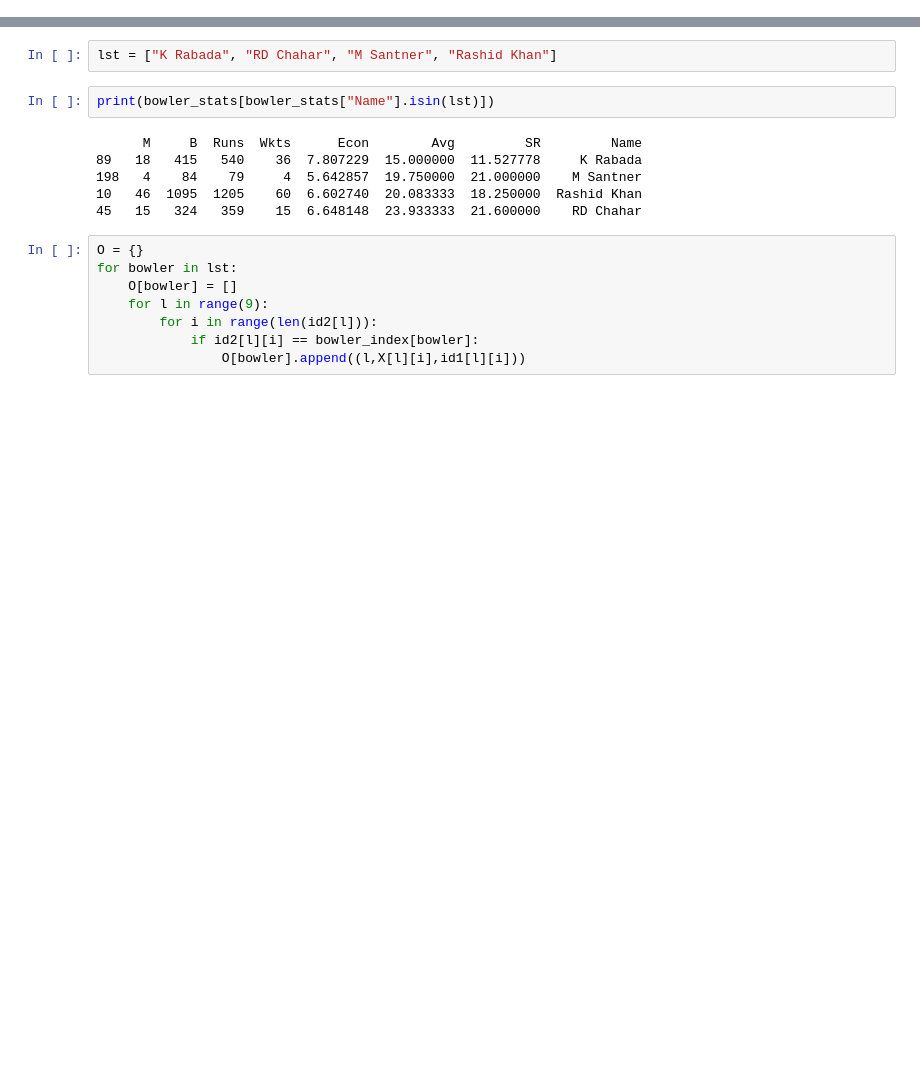
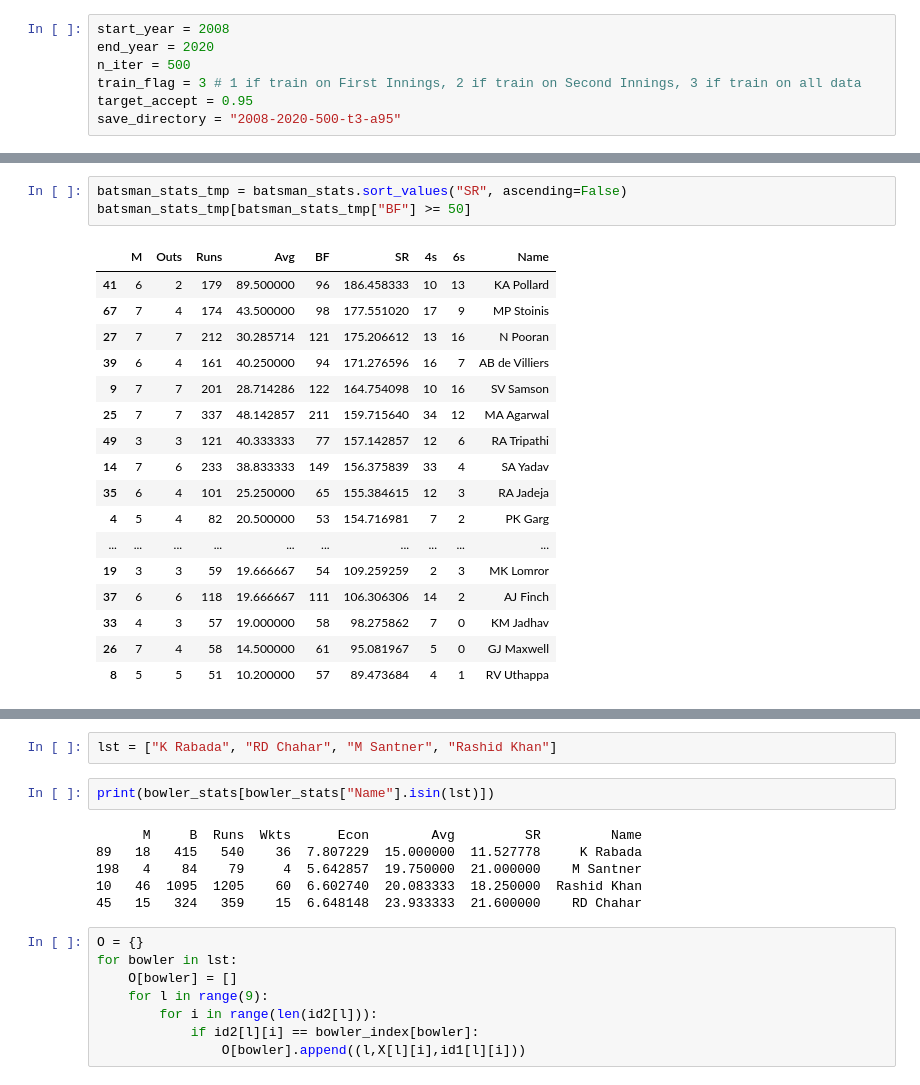
Before and after one commit to Tanavya/IPL-Simulation, a Jupyter notebook: diagnostics.ipynb, the cells around one changed output, grey strips where cells are left out. Drawn from its saved outputs; the diff is of its cells as text; blank space fills up the shorter version.

```diff
--- a/diagnostics.ipynb
+++ b/diagnostics.ipynb
@@ -29 +36,8 @@ save_directory = "2015-2019-500-t3"
+# %%
+start_year = 2008
+end_year = 2020
+n_iter = 500
+train_flag = 3 # 1 if train on First Innings, 2 if train on Second Innings, 3 if train on all data
+target_accept = 0.95
+save_directory = "2008-2020-500-t3-a95"
 # %%
@@ -128,0 +229,21 @@ Loaded pre-trained parameters.
+# %%
+batsman_stats_tmp = batsman_stats.sort_values("SR", ascending=False)
+batsman_stats_tmp[batsman_stats_tmp["BF"] >= 50]
+# %% [output]
+|  | M | Outs | Runs | Avg | BF | SR | 4s | 6s | Name |
+| 41 | 6 | 2 | 179 | 89.500000 | 96 | 186.458333 | 10 | 13 | KA Pollard |
+| 67 | 7 | 4 | 174 | 43.500000 | 98 | 177.551020 | 17 | 9 | MP Stoinis |
+| 27 | 7 | 7 | 212 | 30.285714 | 121 | 175.206612 | 13 | 16 | N Pooran |
+| 39 | 6 | 4 | 161 | 40.250000 | 94 | 171.276596 | 16 | 7 | AB de Villiers |
+| 9 | 7 | 7 | 201 | 28.714286 | 122 | 164.754098 | 10 | 16 | SV Samson |
+| 25 | 7 | 7 | 337 | 48.142857 | 211 | 159.715640 | 34 | 12 | MA Agarwal |
+| 49 | 3 | 3 | 121 | 40.333333 | 77 | 157.142857 | 12 | 6 | RA Tripathi |
+| 14 | 7 | 6 | 233 | 38.833333 | 149 | 156.375839 | 33 | 4 | SA Yadav |
+| 35 | 6 | 4 | 101 | 25.250000 | 65 | 155.384615 | 12 | 3 | RA Jadeja |
+| 4 | 5 | 4 | 82 | 20.500000 | 53 | 154.716981 | 7 | 2 | PK Garg |
+| ... | ... | ... | ... | ... | ... | ... | ... | ... | ... |
+| 19 | 3 | 3 | 59 | 19.666667 | 54 | 109.259259 | 2 | 3 | MK Lomror |
+| 37 | 6 | 6 | 118 | 19.666667 | 111 | 106.306306 | 14 | 2 | AJ Finch |
+| 33 | 4 | 3 | 57 | 19.000000 | 58 | 98.275862 | 7 | 0 | KM Jadhav |
+| 26 | 7 | 4 | 58 | 14.500000 | 61 | 95.081967 | 5 | 0 | GJ Maxwell |
+| 8 | 5 | 5 | 51 | 10.200000 | 57 | 89.473684 | 4 | 1 | RV Uthappa |
```
Also changed, not shown: parts of 26 cells of this notebook, 4 other files.
